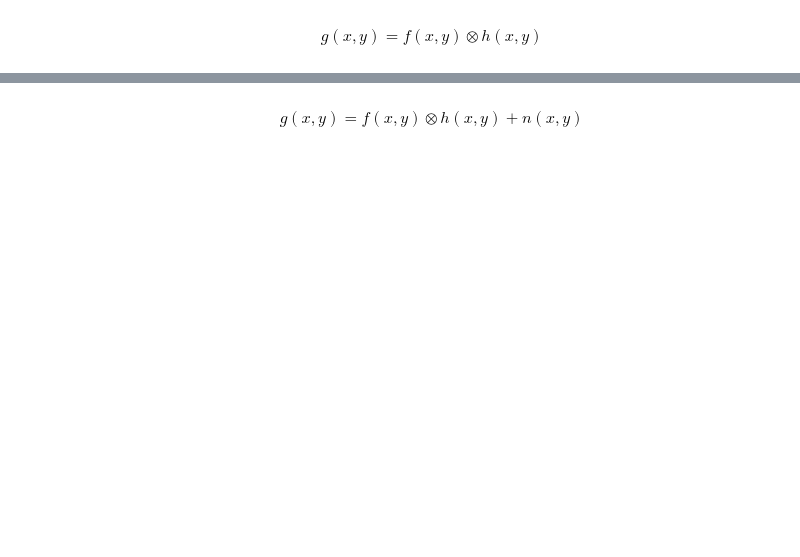
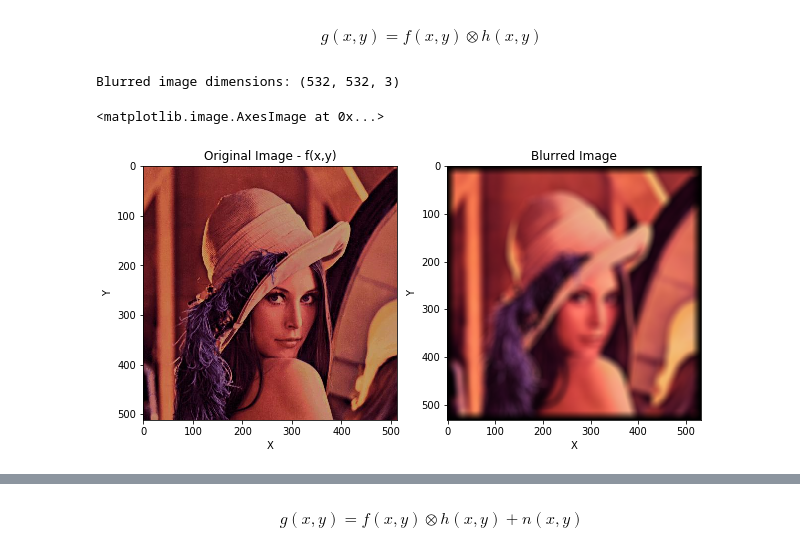
Before and after one commit to BohanZhai/bid_presentation, a Jupyter notebook: Blind Image Deconvolution Demonstration.ipynb, the cells around one changed output, grey strips where cells are left out. Cells and saved outputs as stored; diff of their text form; code cells hidden in the pictures; blank space fills up the shorter version.

```diff
--- a/Blind Image Deconvolution Demonstration.ipynb
+++ b/Blind Image Deconvolution Demonstration.ipynb
@@ -45,4 +48,36 @@ then we have:
 Math(r'g(x,y) =  f(x,y) \otimes h(x,y)')
 # %% [output]
 $$g(x,y) =  f(x,y) \otimes h(x,y)$$
+# %%
+# Create circular filter PSF
+r = 10
+y,x = np.ogrid[-r: r+1, -r: r+1]
+psf = x**2+y**2 <= r**2
+psf = psf.astype(float) / np.sum(psf)
+
+
+blur_img = np.zeros((src_img.shape[0] + 2*r, src_img.shape[1] + 2*r, src_img.shape[2]))
+print "Blurred image dimensions:", blur_img.shape
+
+for ch in range(src_img.shape[2]):
+    blur_img[:,:,ch] = signal.convolve2d(src_img[:,:,ch], psf, mode ='full', boundary = 'fill', fillvalue = 0)
+
+
+# Plot before and after blurring
+plot.figure(figsize=(10,10))
+plot.subplot(1, 2, 1)
+plot.title('Original Image - f(x,y)')
+plot.xlabel('X')
+plot.ylabel('Y')
+plot.imshow(src_img)
+
+plot.subplot(1, 2, 2)
+plot.title('Blurred Image')
+plot.xlabel('X')
+plot.ylabel('Y')
+plot.imshow(blur_img/np.max(blur_img))
+# %% [output]
+Blurred image dimensions: (532, 532, 3)
+<matplotlib.image.AxesImage at 0x...>
+[figure, added]
 # %% [markdown]
```
Also changed, not shown: parts of 13 cells of this notebook, 4 other files.
